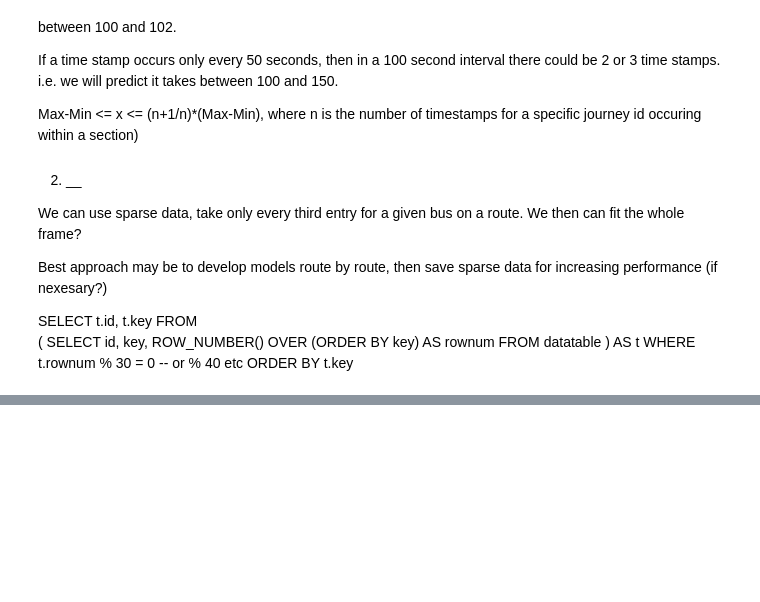
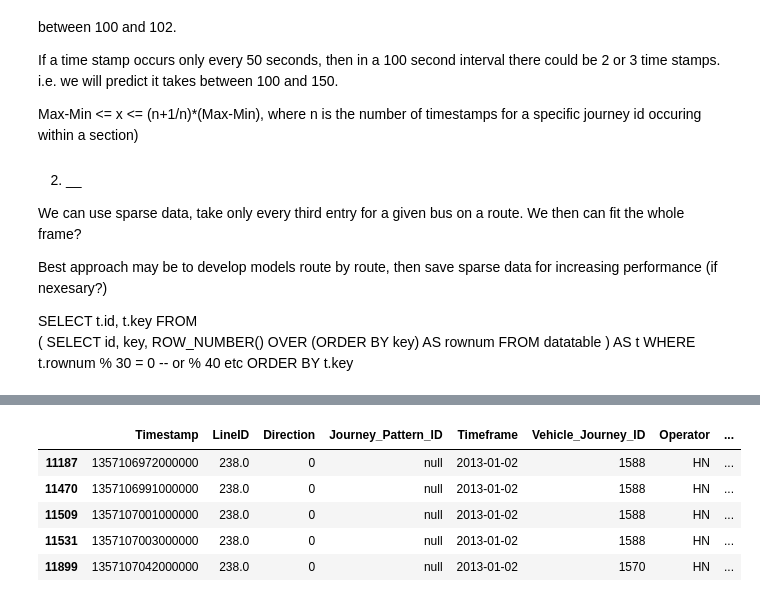
Before and after one commit to andrew-ocallaghan-ie/The11thHour, a Jupyter notebook: DublinBusApp/DataAnalytics/DataQualityPlan.ipynb, the cells around one changed output, grey strips where cells are left out. Saved outputs shown, nothing was run; the diff lists cells and outputs as text; code cells hidden in the pictures; blank space fills up the shorter version.

```diff
--- a/DublinBusApp/DataAnalytics/DataQualityPlan.ipynb
+++ b/DublinBusApp/DataAnalytics/DataQualityPlan.ipynb
@@ -146,0 +228,9 @@ MemoryError:
+# %%
+df_1.head(5)
+# %% [output]
+|  | Timestamp | LineID | Direction | Journey_Pattern_ID | Timeframe | Vehicle_Journey_ID | Operator | ... |
+| 11187 | 1357106972000000 | 238.0 | 0 | null | 2013-01-02 | 1588 | HN | ... |
+| 11470 | 1357106991000000 | 238.0 | 0 | null | 2013-01-02 | 1588 | HN | ... |
+| 11509 | 1357107001000000 | 238.0 | 0 | null | 2013-01-02 | 1588 | HN | ... |
+| 11531 | 1357107003000000 | 238.0 | 0 | null | 2013-01-02 | 1588 | HN | ... |
+| 11899 | 1357107042000000 | 238.0 | 0 | null | 2013-01-02 | 1570 | HN | ... |
```
Also changed, not shown: parts of 5 cells of this notebook.
